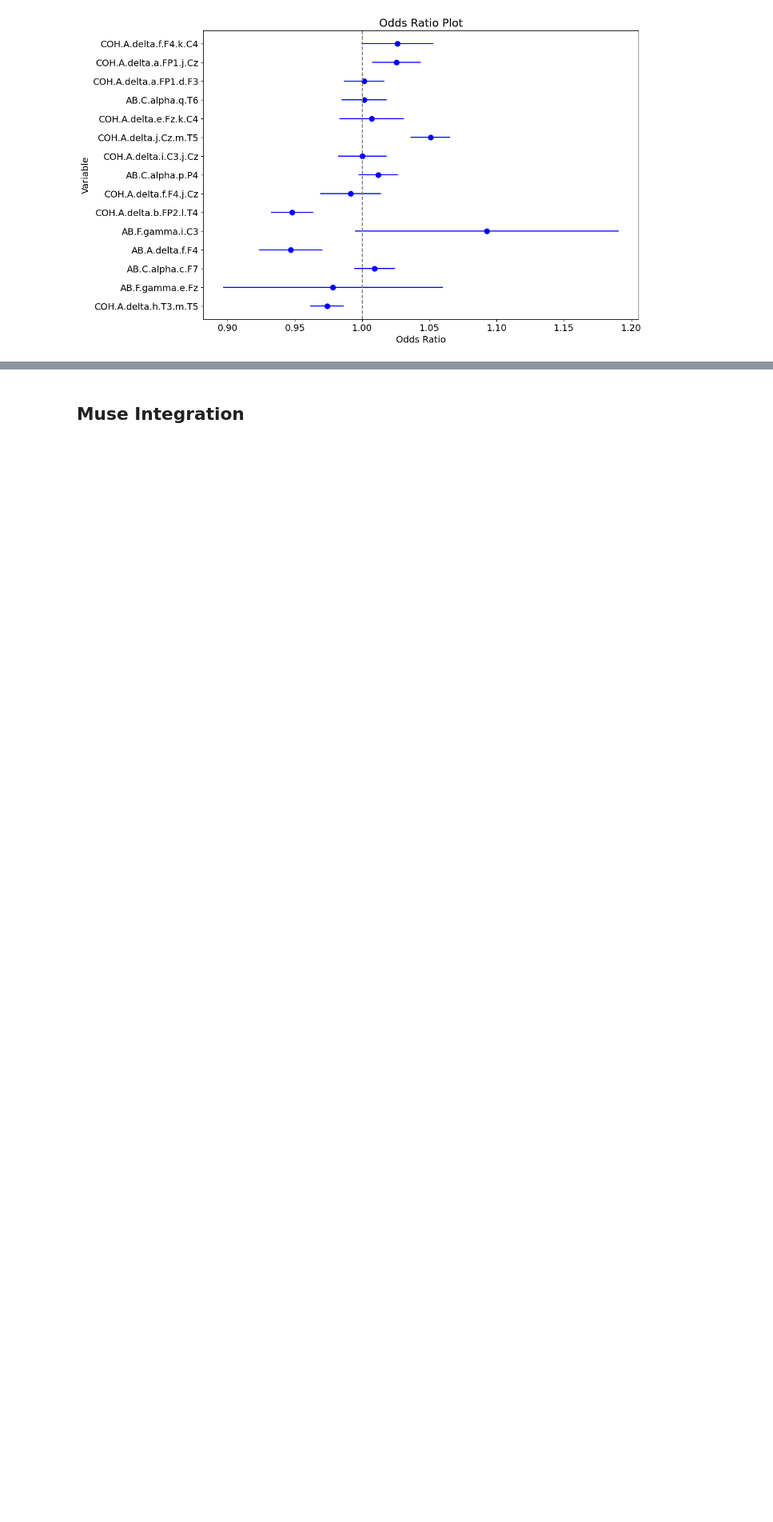
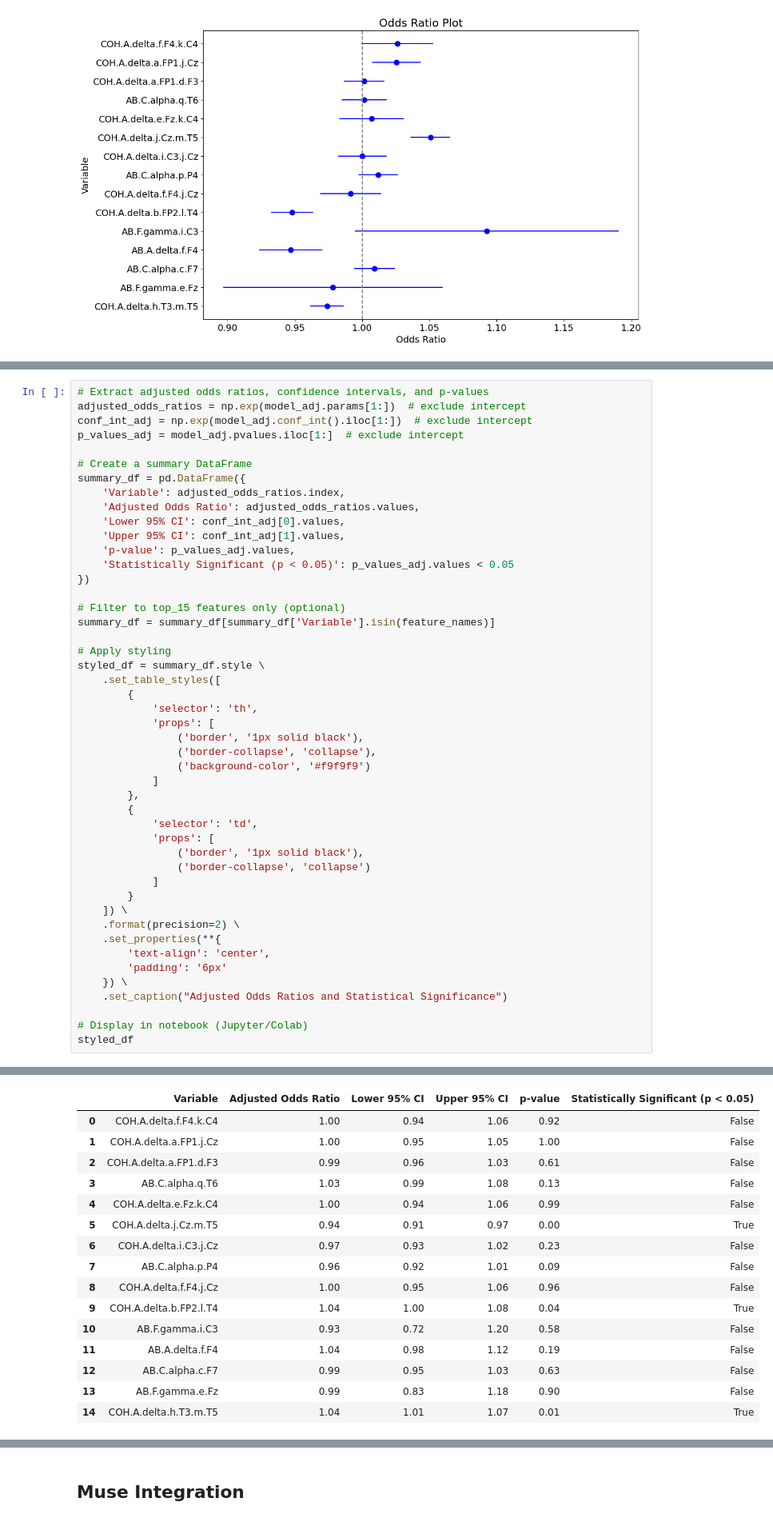
Before and after one commit to khushee-g/EEG, a Jupyter notebook: Complete_Simplified_Code.ipynb, the cells around one changed output, grey strips where cells are left out. Shown at 80% size. Cells and saved outputs as stored; diff of their text form; blank space fills up the shorter version.

```diff
--- a/Complete_Simplified_Code.ipynb
+++ b/Complete_Simplified_Code.ipynb
@@ -241,0 +330,48 @@ Optimization terminated successfully.
+# %%
+# Extract adjusted odds ratios, confidence intervals, and p-values
+adjusted_odds_ratios = np.exp(model_adj.params[1:])  # exclude intercept
+conf_int_adj = np.exp(model_adj.conf_int().iloc[1:])  # exclude intercept
+p_values_adj = model_adj.pvalues.iloc[1:]  # exclude intercept
+
+# Create a summary DataFrame
+summary_df = pd.DataFrame({
+    'Variable': adjusted_odds_ratios.index,
+    'Adjusted Odds Ratio': adjusted_odds_ratios.values,
+    'Lower 95% CI': conf_int_adj[0].values,
+    'Upper 95% CI': conf_int_adj[1].values,
+    'p-value': p_values_adj.values,
+    'Statistically Significant (p < 0.05)': p_values_adj.values < 0.05
+})
+
+# Filter to top_15 features only (optional)
+summary_df = summary_df[summary_df['Variable'].isin(feature_names)]
+
+# Apply styling
+styled_df = summary_df.style \
+    .set_table_styles([
+        {
+            'selector': 'th',
+            'props': [
+                ('border', '1px solid black'),
+                ('border-collapse', 'collapse'),
+                ('background-color', '#f9f9f9')
+            ]
+        },
+        {
+            'selector': 'td',
+            'props': [
+                ('border', '1px solid black'),
+                ('border-collapse', 'collapse')
+            ]
+        }
+    ]) \
+    .format(precision=2) \
+    .set_properties(**{
+        'text-align': 'center',
+        'padding': '6px'
+    }) \
+    .set_caption("Adjusted Odds Ratios and Statistical Significance")
+
+# Display in notebook (Jupyter/Colab)
+styled_df
+# %% [output]
@@ -241,0 +379,16 @@ Optimization terminated successfully.
+|  | Variable | Adjusted Odds Ratio | Lower 95% CI | Upper 95% CI | p-value | Statistically Significant (p < 0.05) |
+| 0 | COH.A.delta.f.F4.k.C4 | 1.00 | 0.94 | 1.06 | 0.92 | False |
+| 1 | COH.A.delta.a.FP1.j.Cz | 1.00 | 0.95 | 1.05 | 1.00 | False |
+| 2 | COH.A.delta.a.FP1.d.F3 | 0.99 | 0.96 | 1.03 | 0.61 | False |
+| 3 | AB.C.alpha.q.T6 | 1.03 | 0.99 | 1.08 | 0.13 | False |
+| 4 | COH.A.delta.e.Fz.k.C4 | 1.00 | 0.94 | 1.06 | 0.99 | False |
+| 5 | COH.A.delta.j.Cz.m.T5 | 0.94 | 0.91 | 0.97 | 0.00 | True |
+| 6 | COH.A.delta.i.C3.j.Cz | 0.97 | 0.93 | 1.02 | 0.23 | False |
+| 7 | AB.C.alpha.p.P4 | 0.96 | 0.92 | 1.01 | 0.09 | False |
+| 8 | COH.A.delta.f.F4.j.Cz | 1.00 | 0.95 | 1.06 | 0.96 | False |
+| 9 | COH.A.delta.b.FP2.l.T4 | 1.04 | 1.00 | 1.08 | 0.04 | True |
+| 10 | AB.F.gamma.i.C3 | 0.93 | 0.72 | 1.20 | 0.58 | False |
+| 11 | AB.A.delta.f.F4 | 1.04 | 0.98 | 1.12 | 0.19 | False |
+| 12 | AB.C.alpha.c.F7 | 0.99 | 0.95 | 1.03 | 0.63 | False |
+| 13 | AB.F.gamma.e.Fz | 0.99 | 0.83 | 1.18 | 0.90 | False |
+| 14 | COH.A.delta.h.T3.m.T5 | 1.04 | 1.01 | 1.07 | 0.01 | True |
```
Also changed, not shown: parts of 7 cells of this notebook.
